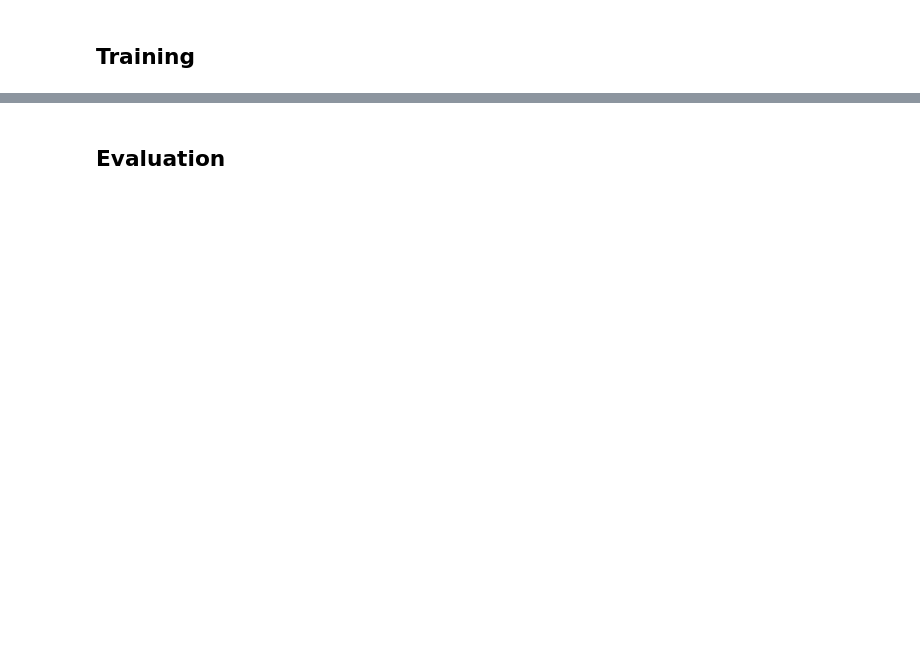
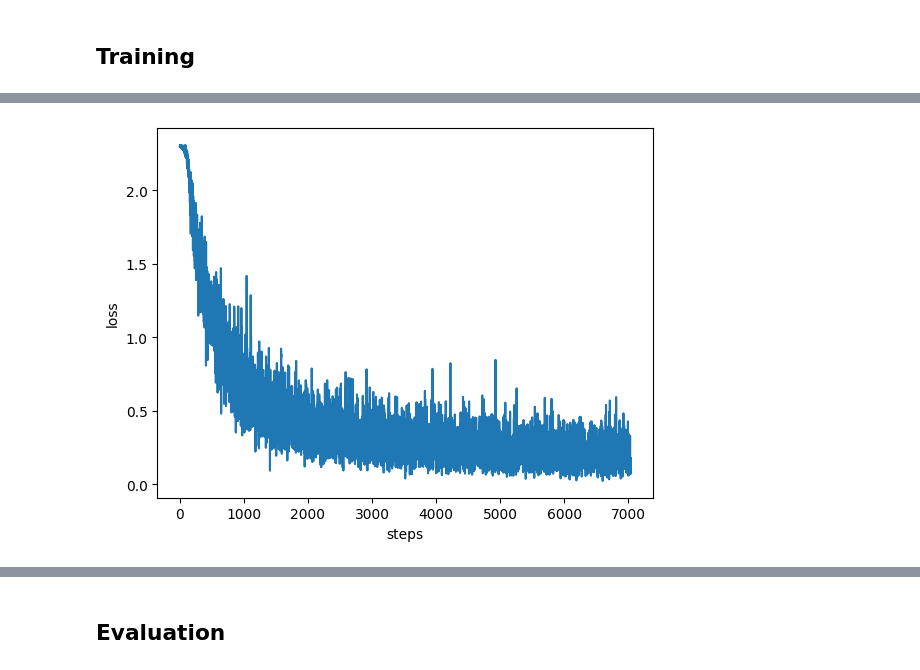
Before and after one commit to PathFinderKR/MNIST, a Jupyter notebook: MNIST.ipynb, the cells around one changed output, grey strips where cells are left out. Cells and saved outputs as stored; diff of their text form; code cells hidden in the pictures; blank space fills up the shorter version.

```diff
--- a/MNIST.ipynb
+++ b/MNIST.ipynb
@@ -76,0 +148,4 @@ def train()
+# %%
+# Losses
+train_losses = []
+valid_losses = []
@@ -76,0 +192,8 @@ def train()
+# %%
+# Plot training losses
+plt.plot(train_losses)
+plt.xlabel("steps")
+plt.ylabel("loss")
+plt.show()
+# %% [output]
+[figure, added]
```
Also changed, not shown: parts of 25 cells of this notebook, 3 other files.
